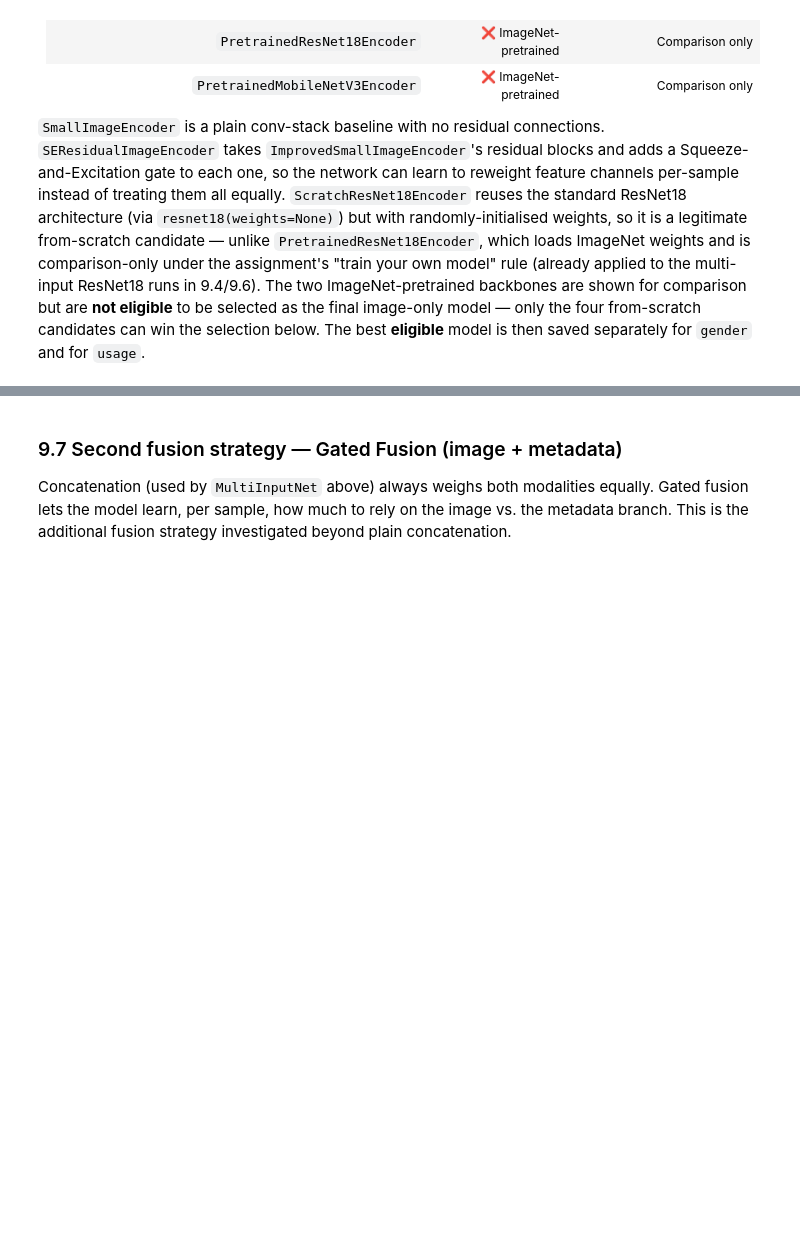
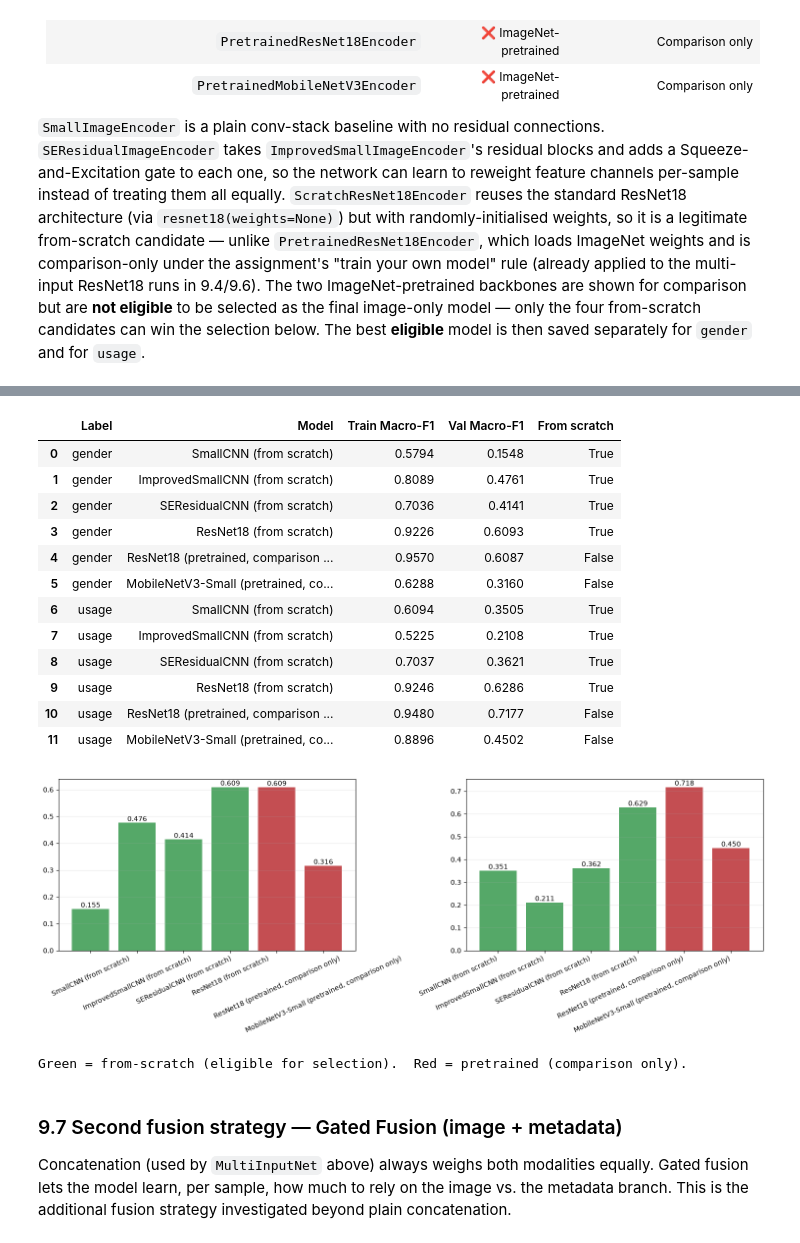
Before and after one commit to whiteshark05/COSC2753-Assignment-2, a Jupyter notebook: notebooks/COSC2753_A2_Task3.ipynb, the cells around one changed output, grey strips where cells are left out. Cells and saved outputs as stored; diff of their text form; code cells hidden in the pictures; blank space fills up the shorter version.

```diff
--- a/notebooks/COSC2753_A2_Task3.ipynb
+++ b/notebooks/COSC2753_A2_Task3.ipynb
@@ -40,7 +40,7 @@ separate gender/usage evaluation.
 # ─────────────────────────────────────────────────────────────────────────────
 #  MODE SWITCH — set to True for a quick sanity-check run, False for full training
 # ─────────────────────────────────────────────────────────────────────────────
-TESTING_MODE = True   # <── change this only
+TESTING_MODE = False  # <── change this only
 
 if TESTING_MODE:
     # Fast smoke-test: small subset, large batches, few epochs
@@ -1012,34 +1139,52 @@ imgonly_candidates_usage = {
         'val_f1': f1_u_img_resnet18, 'from_scratch': False},
     'MobileNetV3-Small (pretrained, comparison only)': {
         'model': usage_imgonly_mobilenet, 'train_f1': tr_f1_u_img_mobilenet,
         'val_f1': f1_u_img_mobilenet, 'from_scratch': False},
 }
 
 imgonly_results_df = pd.DataFrame(
     [{'Label': 'gender', 'Model': name, 'Train Macro-F1': v['train_f1'],
       'Val Macro-F1': v['val_f1'], 'From scratch': v['from_scratch']}
      for name, v in imgonly_candidates_gender.items()]
     +
     [{'Label': 'usage', 'Model': name, 'Train Macro-F1': v['train_f1'],
       'Val Macro-F1': v['val_f1'], 'From scratch': v['from_scratch']}
      for name, v in imgonly_candidates_usage.items()]
 )
 display(imgonly_results_df.round(4))
 
 fig, axes = plt.subplots(1, 2, figsize=(15, 5.5))
 for ax, candidates, title in zip(
         axes,
         [imgonly_candidates_gender, imgonly_candidates_usage],
         ['Gender — image-only candidates', 'Usage — image-only candidates']):
     names      = list(candidates.keys())
     val_scores = [candidates[n]['val_f1'] for n in names]
     colors     = ['#55A868' if candidates[n]['from_scratch'] else '#C44E52' for n in names]
     bars = ax.bar(names, val_scores, color=colors)
-    ax.set_ylim(0, 1); ax.set_title(title); ax.tick_params(axis='x', rotation=25, ha='right')
+    ax.tick_params(axis='x', rotation=25)
+
     ax.bar_label(bars, fmt='%.3f')
     ax.grid(axis='y', alpha=0.25)
+plt.setp(ax.get_xticklabels(), ha='right')
 plt.tight_layout(); plt.show()
 print('Green = from-scratch (eligible for selection).  Red = pretrained (comparison only).')
+# %% [output]
+|  | Label | Model | Train Macro-F1 | Val Macro-F1 | From scratch |
+| 0 | gender | SmallCNN (from scratch) | 0.5794 | 0.1548 | True |
+| 1 | gender | ImprovedSmallCNN (from scratch) | 0.8089 | 0.4761 | True |
+| 2 | gender | SEResidualCNN (from scratch) | 0.7036 | 0.4141 | True |
+| 3 | gender | ResNet18 (from scratch) | 0.9226 | 0.6093 | True |
+| 4 | gender | ResNet18 (pretrained, comparison ... | 0.9570 | 0.6087 | False |
+| 5 | gender | MobileNetV3-Small (pretrained, co... | 0.6288 | 0.3160 | False |
+| 6 | usage | SmallCNN (from scratch) | 0.6094 | 0.3505 | True |
+| 7 | usage | ImprovedSmallCNN (from scratch) | 0.5225 | 0.2108 | True |
+| 8 | usage | SEResidualCNN (from scratch) | 0.7037 | 0.3621 | True |
+| 9 | usage | ResNet18 (from scratch) | 0.9246 | 0.6286 | True |
+| 10 | usage | ResNet18 (pretrained, comparison ... | 0.9480 | 0.7177 | False |
+| 11 | usage | MobileNetV3-Small (pretrained, co... | 0.8896 | 0.4502 | False |
+[figure, added]
+Green = from-scratch (eligible for selection).  Red = pretrained (comparison only).
 # %%
 # ─── 9.2.4 Pick the best FROM-SCRATCH-eligible image-only model, per label ────
 # Same "fully train your own" rule as everywhere else in this notebook (see
```
Also changed, not shown: parts of 15 cells of this notebook.
